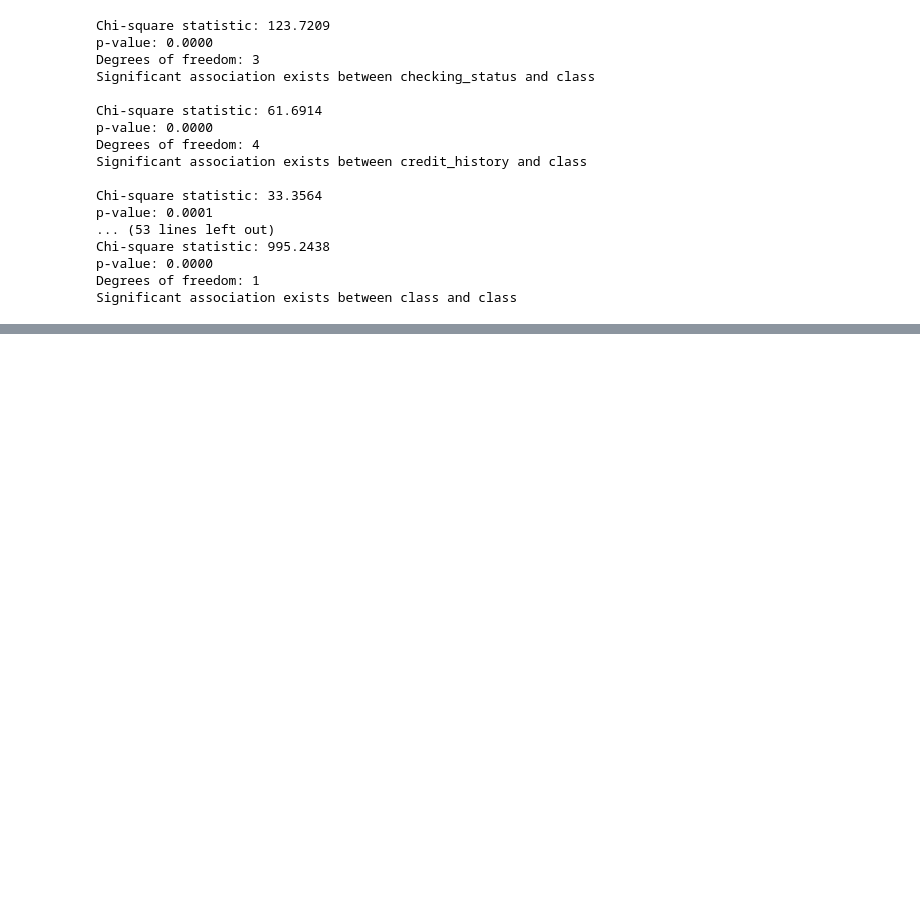
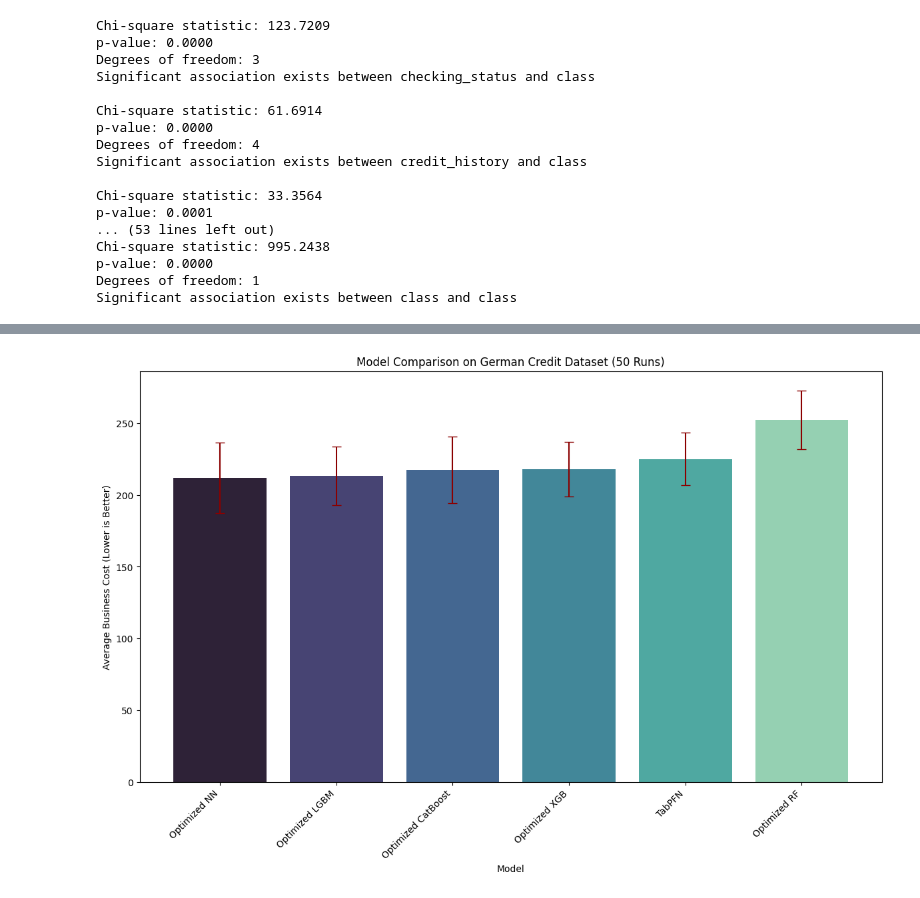
Before and after one commit to gabrielpalves/data-algorithms-science-engineering, a Jupyter notebook: Task 03 - Credit/main.ipynb, the cells around one changed output, grey strips where cells are left out. Saved outputs shown, nothing was run; the diff lists cells and outputs as text; code cells hidden in the pictures; blank space fills up the shorter version.

```diff
--- a/Task 03 - Credit/main.ipynb
+++ b/Task 03 - Credit/main.ipynb
@@ -547,0 +327,3 @@ np.random.seed(42)
+# %%
+X = df.drop('class', axis=1)
+y = df['class'].map({b'good': 0, b'bad': 1}).values
@@ -1003,3 +498,0 @@ models = {
-# %%
-y = y.to_numpy()
-X = X.to_numpy()
@@ -1377,0 +726,21 @@ Returning the number of logical cores instead. You can silence this warning by s
+# %%
+def evaluate_model(model, x_data, y_data):
+    # Ensure the model is in evaluation mode
+    model.eval()
+
+    if isinstance(x_data, pd.DataFrame):
+        x_tensor = torch.FloatTensor(x_data.values).to(device)
+    else: # If it's already an array
+        x_tensor = torch.FloatTensor(x_data).to(device)
+    y_tensor = torch.LongTensor(y_data).to(device)
+
+    # Disable gradient calculations for inference
+    with torch.no_grad():
+        outputs = model(x_tensor)
+        _, predicted = torch.max(outputs.data, 1)
+
+        # Calculate accuracy on the same device
+        accuracy = (predicted == y_tensor).sum().item() / y_tensor.size(0)
+
+    # Return predictions (on CPU) and accuracy
+    return predicted.cpu(), accuracy
@@ -1377,0 +1035,7 @@ Returning the number of logical cores instead. You can silence this warning by s
+# %%
+results_df = pd.DataFrame(results)
+mean_costs = results_df.mean().sort_values()
+std_costs = results_df.std()
+
+print("\n--- Final average results (lower cost is better) ---")
+print(mean_costs)
@@ -1377,0 +1090,12 @@ Returning the number of logical cores instead. You can silence this warning by s
+# %%
+plt.figure(figsize=(12, 8))
+sns.barplot(x=mean_costs.index, y=mean_costs.values, hue=mean_costs.index, palette='mako')
+plt.errorbar(x=mean_costs.index, y=mean_costs.values, yerr=std_costs[mean_costs.index], fmt='none', c='darkred', capsize=5)
+plt.ylabel('Average Business Cost (Lower is Better)')
+plt.xlabel('Model')
+plt.title(f'Model Comparison on German Credit Dataset ({N_RUNS} Runs)')
+plt.xticks(rotation=45, ha='right')
+plt.tight_layout()
+plt.show()
+# %% [output]
+[figure, added]
```
Also changed, not shown: parts of 63 cells of this notebook, 6 other files.
